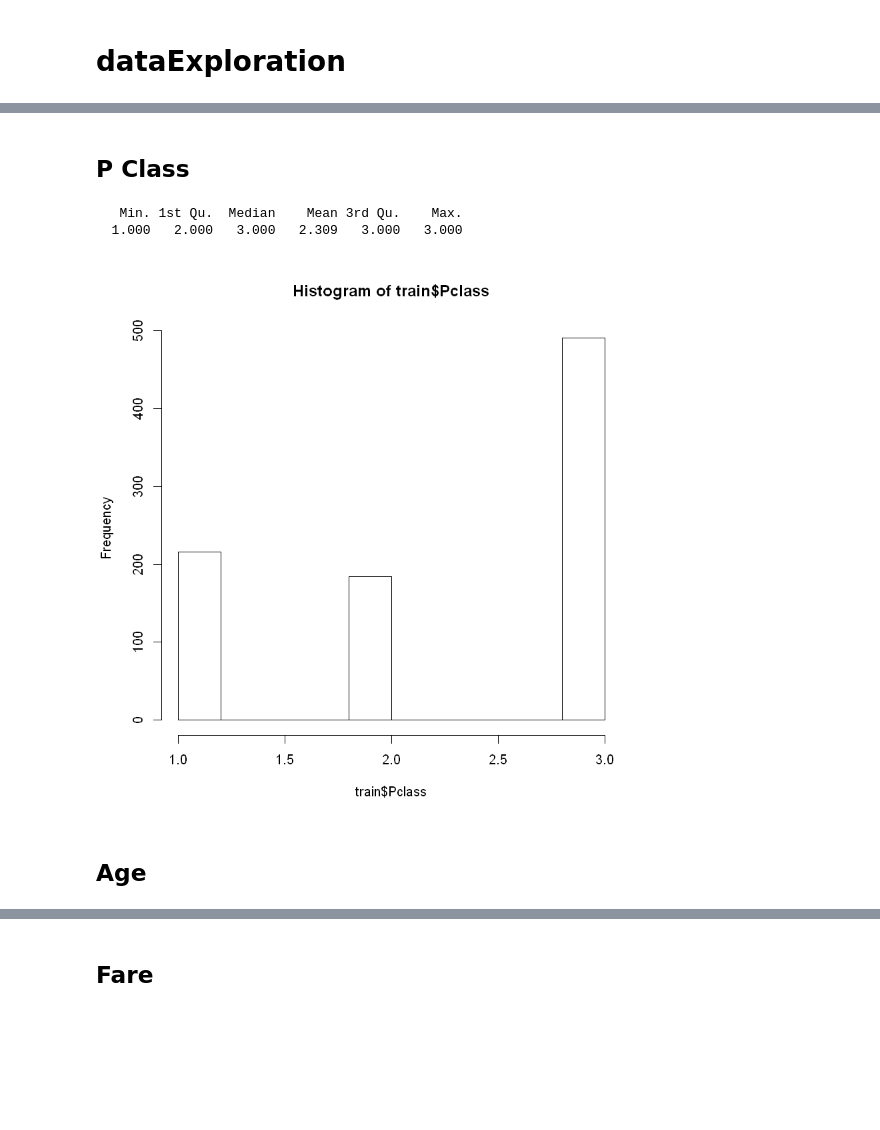
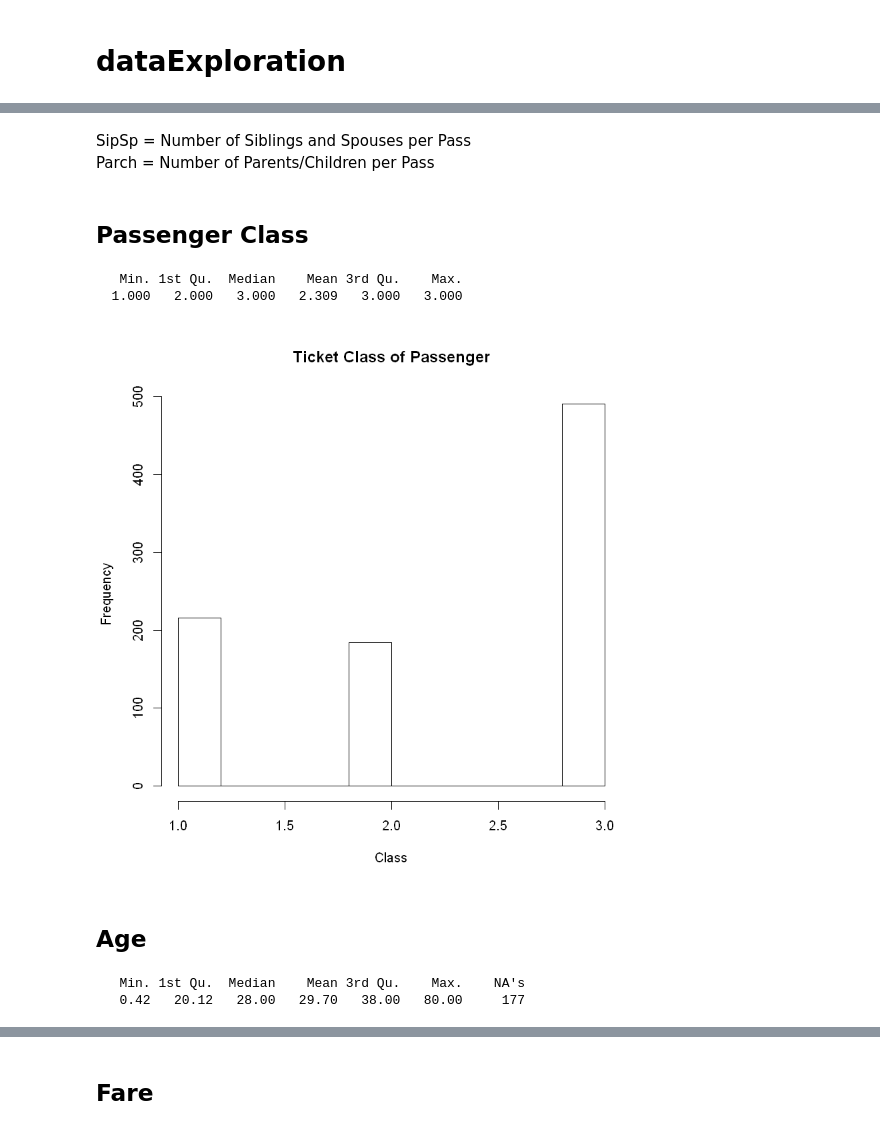
Before and after one commit to caracotsios1/Titanic, a Jupyter notebook: dataExploration.ipynb, the cells around one changed output, grey strips where cells are left out. Cells and saved outputs as stored; diff of their text form; code cells hidden in the pictures; blank space fills up the shorter version.

```diff
--- a/dataExploration.ipynb
+++ b/dataExploration.ipynb
@@ -22,15 +22,28 @@ train
 | 889 | 0 | 3 | Johnston, Miss. Catherine Helen "... | female | NA | 1 | 2 | W./C. 6607 | 23.4500 |  | ... |
 | 890 | 1 | 1 | Behr, Mr. Karl Howell | male | 26 | 0 | 0 | 111369 | 30.0000 | C148 | ... |
 | 891 | 0 | 3 | Dooley, Mr. Patrick | male | 32 | 0 | 0 | 370376 | 7.7500 |  | ... |
+# %% [markdown]
+SipSp = Number of Siblings and Spouses per Pass
+<br>
+Parch = Number of Parents/Children per Pass
 # %% [markdown]
-## P Class
+## Passenger Class
 # %%
 summary(train$Pclass)
-hist(train$Pclass)
 # %% [output]
    Min. 1st Qu.  Median    Mean 3rd Qu.    Max.
   1.000   2.000   3.000   2.309   3.000   3.000
-[figure, removed]
+# %%
+hist(train$Pclass,
+       main = "Ticket Class of Passenger",
+       xlab = "Class")
+# %% [output]
+[figure, added]
 # %% [markdown]
 ## Age
+# %%
+summary(train$Age)
+# %% [output]
+   Min. 1st Qu.  Median    Mean 3rd Qu.    Max.    NA's
+   0.42   20.12   28.00   29.70   38.00   80.00     177
 # %%
```
Also changed, not shown: parts of 13 cells of this notebook.
